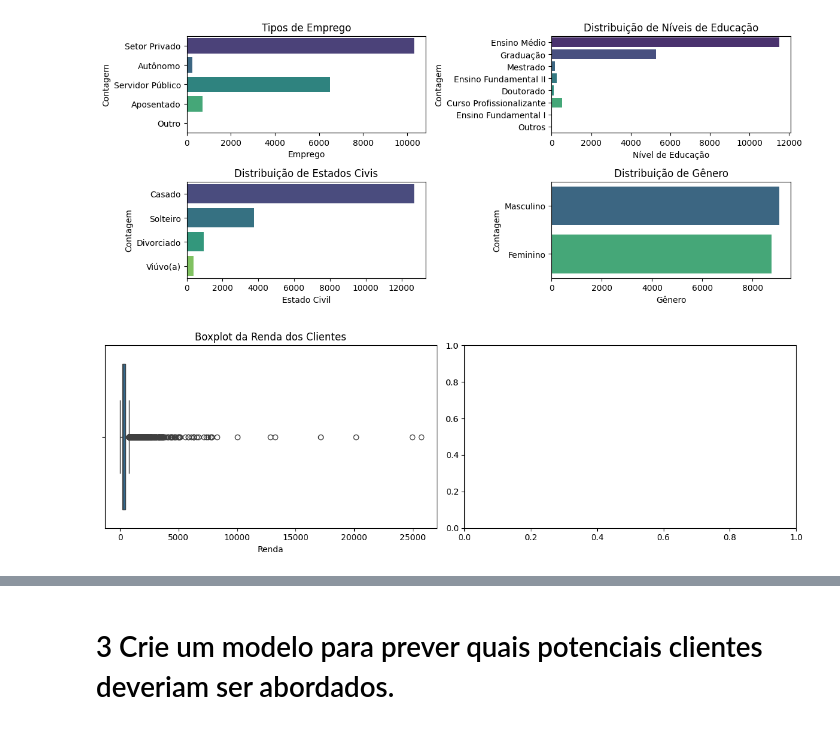
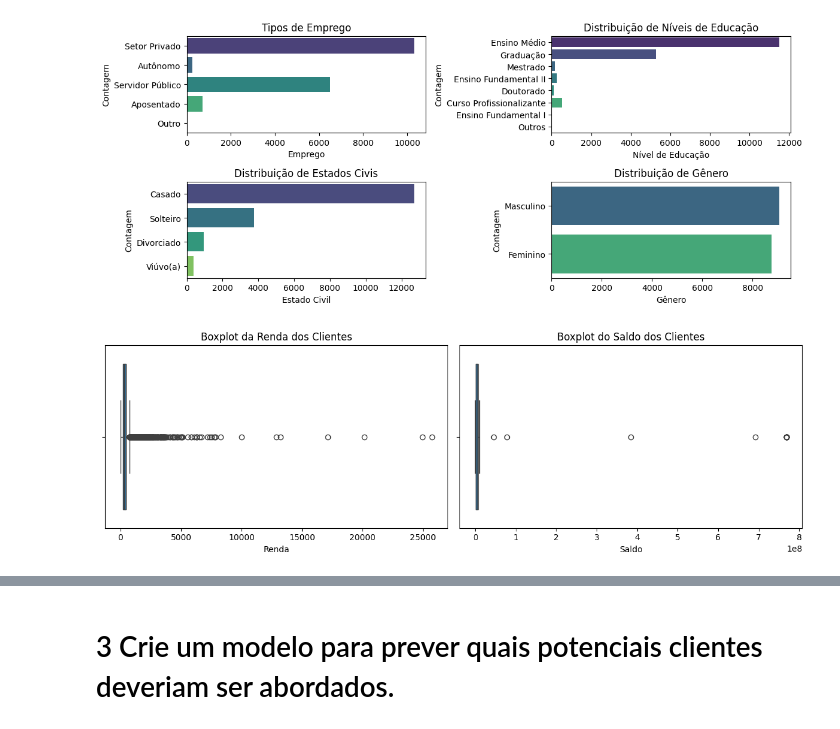
Before and after one commit to namespaiva/veraoUSP-ICDMQ, a Jupyter notebook: atividade.ipynb, the cells around one changed output, grey strips where cells are left out. Saved outputs shown, nothing was run; the diff lists cells and outputs as text; code cells hidden in the pictures.

```diff
--- a/atividade.ipynb
+++ b/atividade.ipynb
@@ -269,12 +287,17 @@ Passing `palette` without assigning `hue` is deprecated and will be removed in v
 # %%
 fig, axes = plt.subplots(1, 2, figsize=(12, 4))
 
 sns.boxplot(x='CUST_INCOME', data=df, ax=axes[0])
 axes[0].set_title('Boxplot da Renda dos Clientes')
 axes[0].set_xlabel('Renda')
+
+sns.boxplot(x='CURRENT_BALANCE_EUR', data=df)
+axes[1].set_title('Boxplot do Saldo dos Clientes')
+axes[1].set_xlabel('Saldo')
+
 plt.tight_layout()
 plt.show()
 
 # Existem outliers bastante gritantes quanto a renda e saldo dos clientes, o saldo tendo uma discrepância especialmente notável.
 # %% [output]
-[figure, old version]
+[figure, new version]
```
Also changed, not shown: parts of 10 cells of this notebook.
